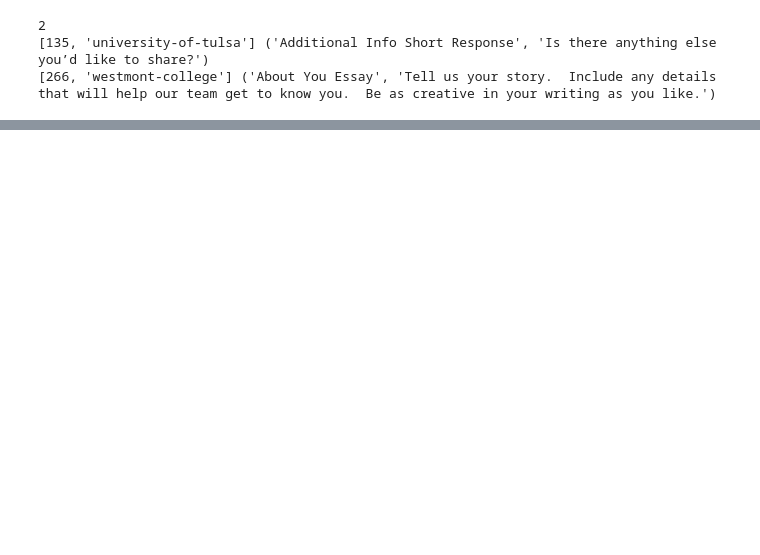
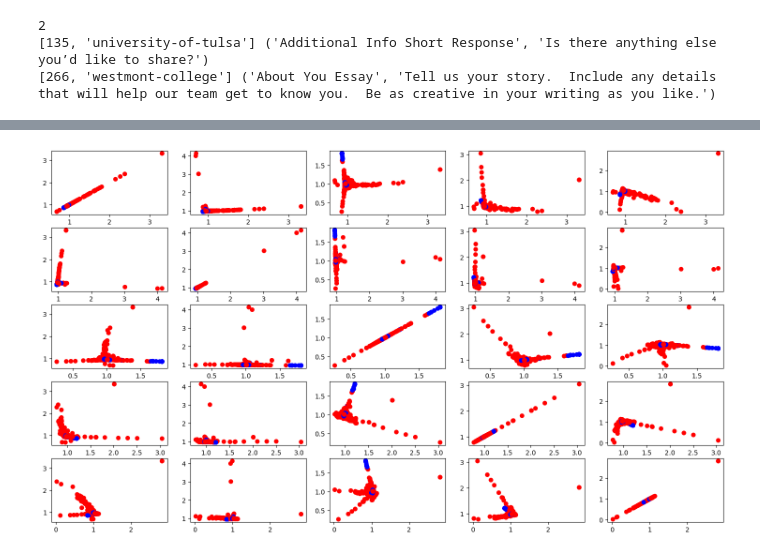
Before and after one commit to vc64/essayGrouping, a Jupyter notebook: essayGrouping.ipynb, the cells around one changed output, grey strips where cells are left out. Drawn from its saved outputs; the diff is of its cells as text; code cells hidden in the pictures; blank space fills up the shorter version.

```diff
--- a/essayGrouping.ipynb
+++ b/essayGrouping.ipynb
@@ -718,5 +714,5 @@ plt.scatter(pca_clusters_graph[:,0], pca_clusters_graph[:,1], c = pca_clusters_g
 # %%
-all_clusters = k_means(prompt_vectors, 30, labels = 2)
+all_clusters = k_means(prompt_vectors, 10, labels = 2)
 
 for x in all_clusters:
     print(len(x))
@@ -749,3 +770,20 @@ cluster_obj.probabilities_
+# %%
+# plt.scatter(pca_clusters_graph[:,0], pca_clusters_graph[:,1], c = cluster_obj.labels_)
+
+
+num_comps = 5
+
+fig, axs = plt.subplots(num_comps, num_comps)
+
+fig.set_size_inches(18.5, 10.5, forward=True)
+
+fig.set_dpi(100)
+
+for i in range(0, num_comps):
+    for j in range(0, num_comps):
+        axs[i][j].scatter(pca_data[:,i]+1, pca_data[:,j]+1, c = ["red" if x < 0 else "blue" for x in cluster_obj.labels_])
+# %% [output]
+[figure, added]
 # %%
 # to-do
 # [X] conda env export > environment.yml
```
Also changed, not shown: parts of 14 cells of this notebook.
